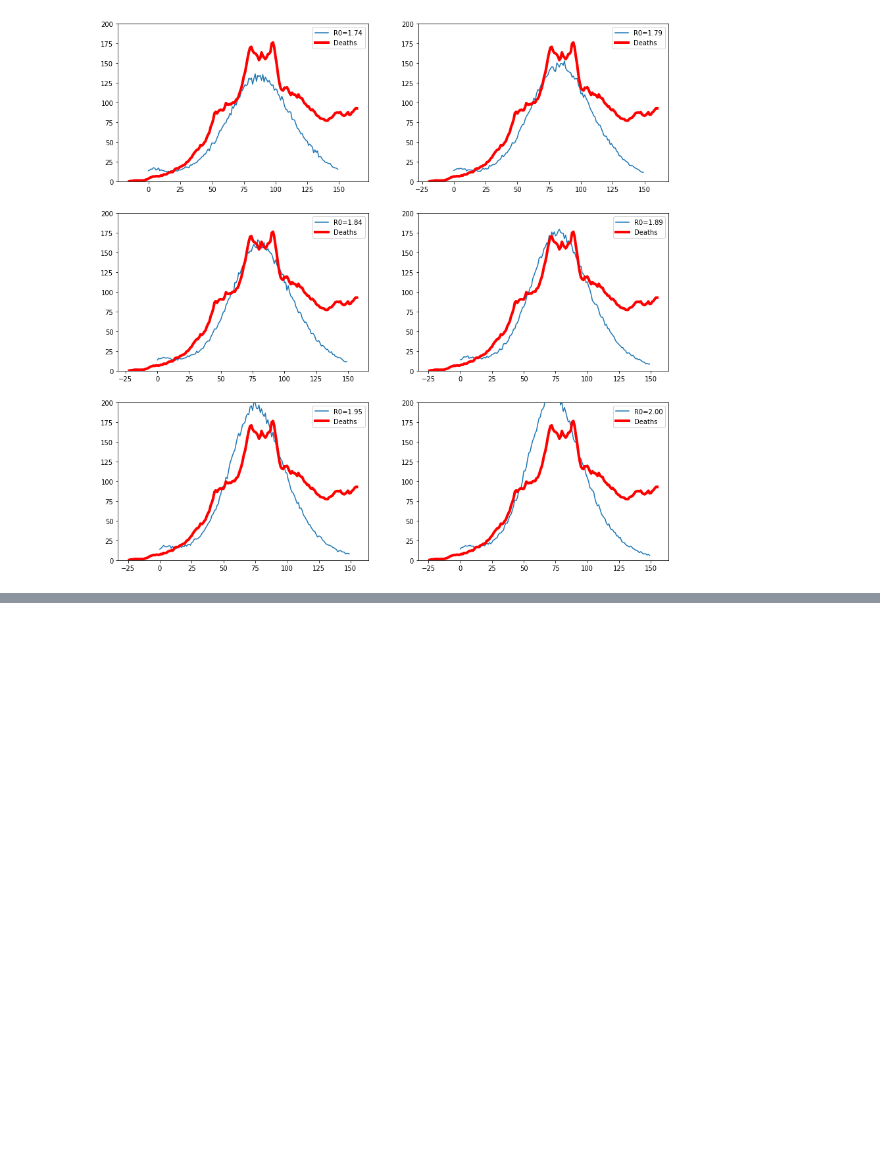
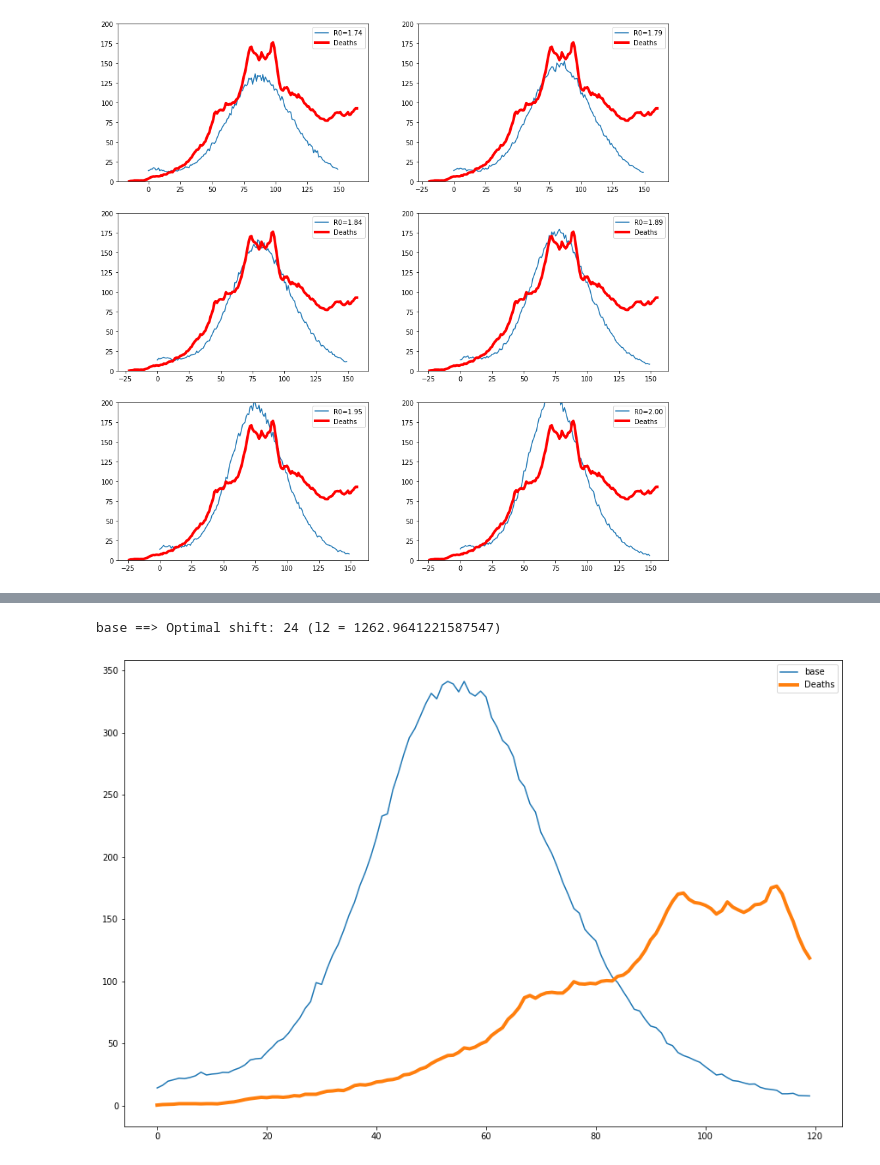
Before and after one commit to kolokcse/covid19-santiago, a Jupyter notebook: code/hun_codes/scripts/plot_sims.ipynb, the cells around one changed output, grey strips where cells are left out. Cells and saved outputs as stored; diff of their text form; code cells hidden in the pictures; blank space fills up the shorter version.

Commit message:
Second wave

```diff
--- a/code/hun_codes/scripts/plot_sims.ipynb
+++ b/code/hun_codes/scripts/plot_sims.ipynb
@@ -86,0 +135,17 @@ R0=2.00 ==> Optimal shift: 24 (l2 = 501.77630040062024)
+# %%
+fig, axs = plt.subplots(1,1,figsize=(15,10))
+ax = axs
+
+death, Is, Is2 = get_inf_curve(f"../../output/second_wave/base", death = death_ratio*10)
+x = np.array(list(range(len(death))))
+ax.plot(x, death, label=f"base")
+
+shift, l2 = fit(death_orig, death)
+print(f"base ==> Optimal shift: {shift} (l2 = {l2})")
+
+lns1 = ax.plot(x, death_orig[:len(x)], label="Deaths", linewidth=4)
+plt.legend()
+plt.show()
+# %% [output]
+base ==> Optimal shift: 24 (l2 = 1262.9641221587547)
+[figure, added]
```
Also changed, not shown: parts of 8 cells of this notebook, 6 other files.
